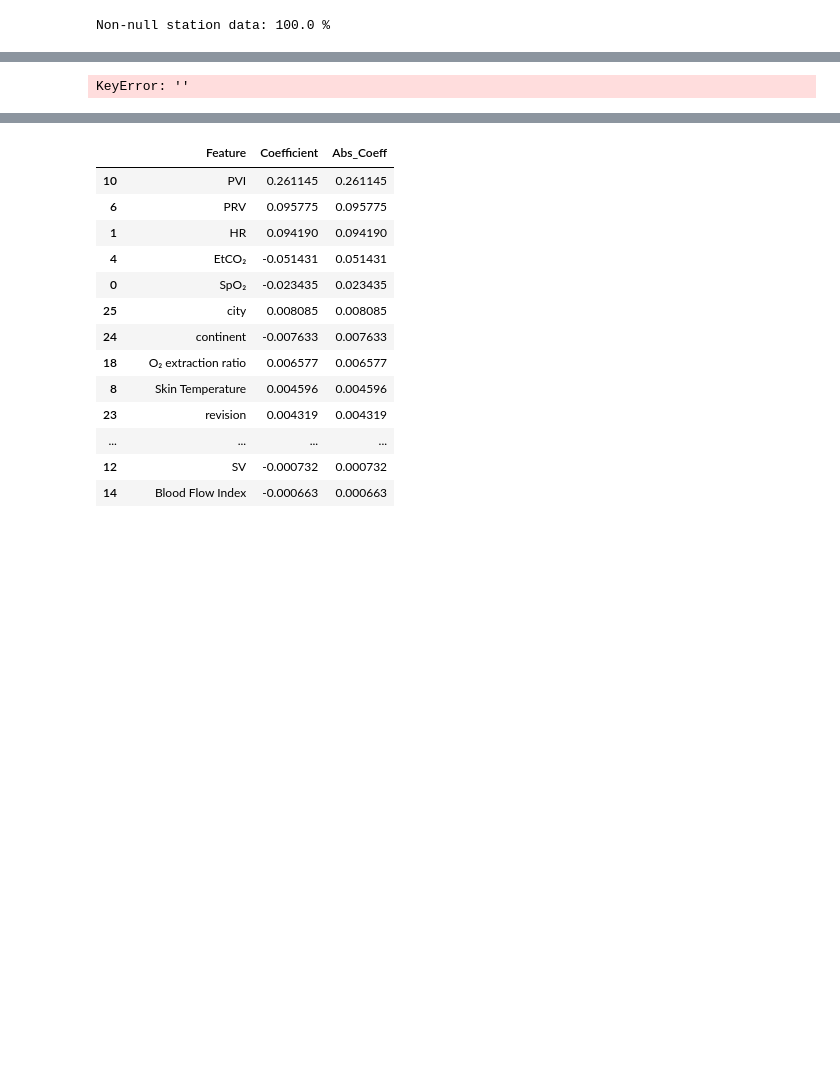
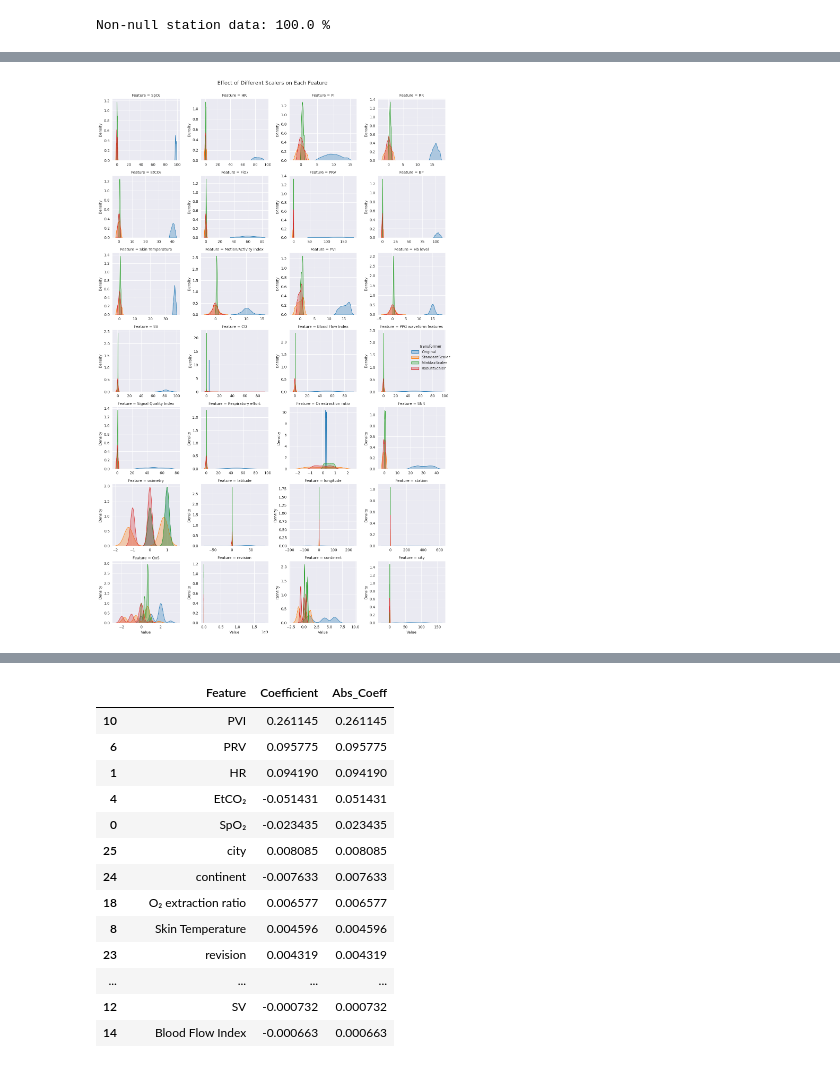
Before and after one commit to frtndmd/iau_Kosharova_Oliinyk_67, a Jupyter notebook: src/faza2.ipynb, the cells around one changed output, grey strips where cells are left out. Drawn from its saved outputs; the diff is of its cells as text; code cells hidden in the pictures; blank space fills up the shorter version.

```diff
--- a/src/faza2.ipynb
+++ b/src/faza2.ipynb
@@ -82,49 +79,41 @@ print(X_train.shape, X_test.shape)
 # %%
-# --- 1️⃣ Берем числовые признаки ---
+import pandas as pd
+import numpy as np
+import seaborn as sns
+import matplotlib.pyplot as plt
+from sklearn.preprocessing import StandardScaler, MinMaxScaler, RobustScaler
+
 numeric_df = merged_df.select_dtypes(include=[np.number]).dropna()
-
-# --- 2️⃣ Подвыборка, чтобы не взорваться по памяти ---
 sample = numeric_df.sample(min(1000, len(numeric_df)), random_state=42)
 
-# --- 3️⃣ Определяем трансформеры ---
-transformers = {
+scalers = {
     "Original": None,
     "StandardScaler": StandardScaler(),
     "MinMaxScaler": MinMaxScaler(),
     "RobustScaler": RobustScaler(),
-    "PowerTransformer": PowerTransformer(),
-    "QuantileTransformer": QuantileTransformer(n_quantiles=100, random_state=0),
 }
 
-# --- 4️⃣ Собираем все трансформированные данные ---
 dfs = []
-
-for name, transformer in transformers.items():
+for name, transformer in scalers.items():
     if transformer is None:
         transformed = sample.copy()
     else:
-        try:
-            transformed = pd.DataFrame(
-                transformer.fit_transform(sample),
-                columns=sample.columns
-            )
-        except Exception as e:
-            print(f"⚠️ {name} failed:", e)
-            continue
+        transformed = pd.DataFrame(transformer.fit_transform(sample), columns=sample.columns)
     transformed["transformer"] = name
     dfs.append(transformed)
 
 df_all = pd.concat(dfs)
+df_melted = df_all.melt(id_vars="transformer", var_name="Feature", value_name="Value")
 
-df_melted = df_all.melt(id_vars="transformer", var_name="Feature", value_name="Value")
 plt.rcParams['font.family'] = 'sans-serif'
 plt.rcParams['font.sans-serif'] = ['DejaVu Sans']
-g = sns.FacetGrid(df_melted, col="Feature", hue="transformer",
-                  col_wrap=4, sharex=False, sharey=False, height=3)
+
+g = sns.FacetGrid(df_melted, col="Feature", hue="transformer", col_wrap=4, sharex=False, sharey=False, height=3)
 g.map(sns.kdeplot, "Value", fill=True, alpha=0.3)
 g.add_legend()
-g.fig.suptitle("Effect of Different Transformers on Each Feature", fontsize=14)
+g.fig.suptitle("Effect of Different Scalers on Each Feature", fontsize=14, y=1)
+plt.subplots_adjust(top=0.9)
 plt.tight_layout()
 plt.show()
 # %% [output]
-KeyError: ''
+[figure, added]
```
Also changed, not shown: parts of 5 cells of this notebook.
